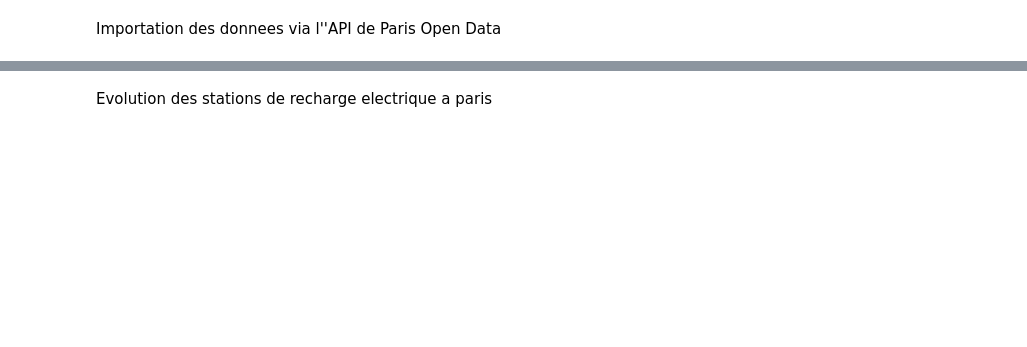
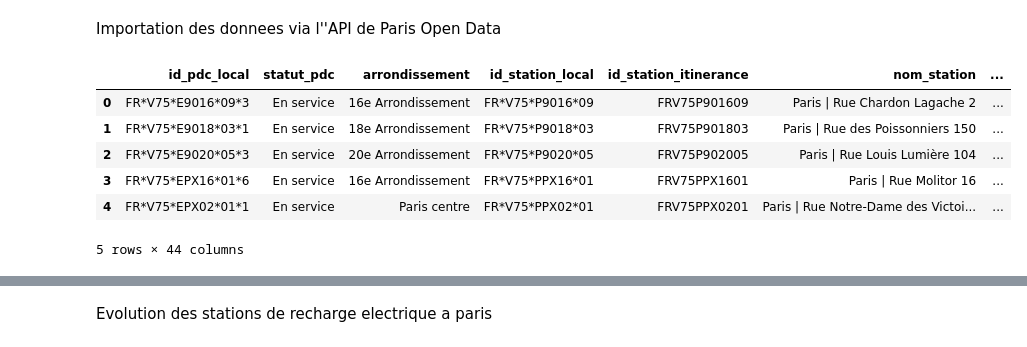
Before and after one commit to dantruski/Projet-Python-DS-Belib, a Jupyter notebook: manuel_1.ipynb, the cells around one changed output, grey strips where cells are left out. Saved outputs shown, nothing was run; the diff lists cells and outputs as text; code cells hidden in the pictures; blank space fills up the shorter version.

```diff
--- a/manuel_1.ipynb
+++ b/manuel_1.ipynb
@@ -33,3 +33,13 @@ api_url_real_time = 'https://opendata.paris.fr/api/explore/v2.1/catalog/datasets
 api_url_routier= 'https://opendata.paris.fr/api/explore/v2.1/catalog/datasets/comptages-routiers-permanents/exports/json'
 
 df_static = get_df_from_url(api_url_statique)
+# %%
+df_static.head()
+# %% [output]
+|  | id_pdc_local | statut_pdc | arrondissement | id_station_local | id_station_itinerance | nom_station | ... |
+| 0 | FR*V75*E9016*09*3 | En service | 16e Arrondissement | FR*V75*P9016*09 | FRV75P901609 | Paris | Rue Chardon Lagache 2 | ... |
+| 1 | FR*V75*E9018*03*1 | En service | 18e Arrondissement | FR*V75*P9018*03 | FRV75P901803 | Paris | Rue des Poissonniers 150 | ... |
+| 2 | FR*V75*E9020*05*3 | En service | 20e Arrondissement | FR*V75*P9020*05 | FRV75P902005 | Paris | Rue Louis Lumière 104 | ... |
+| 3 | FR*V75*EPX16*01*6 | En service | 16e Arrondissement | FR*V75*PPX16*01 | FRV75PPX1601 | Paris | Rue Molitor 16 | ... |
+| 4 | FR*V75*EPX02*01*1 | En service | Paris centre | FR*V75*PPX02*01 | FRV75PPX0201 | Paris | Rue Notre-Dame des Victoi... | ... |
+5 rows × 44 columns
```
Also changed, not shown: parts of 5 cells of this notebook, 1 other file.
